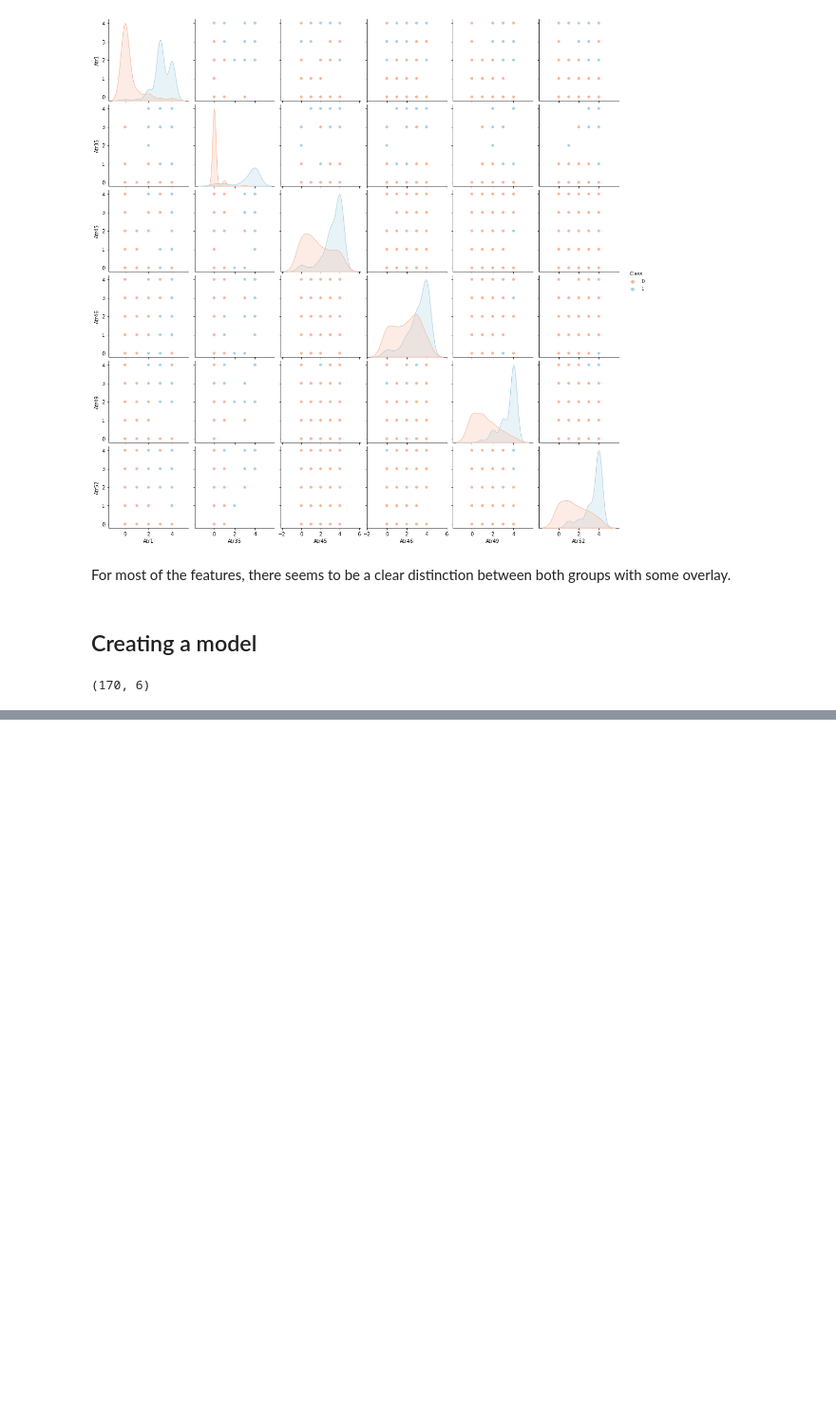
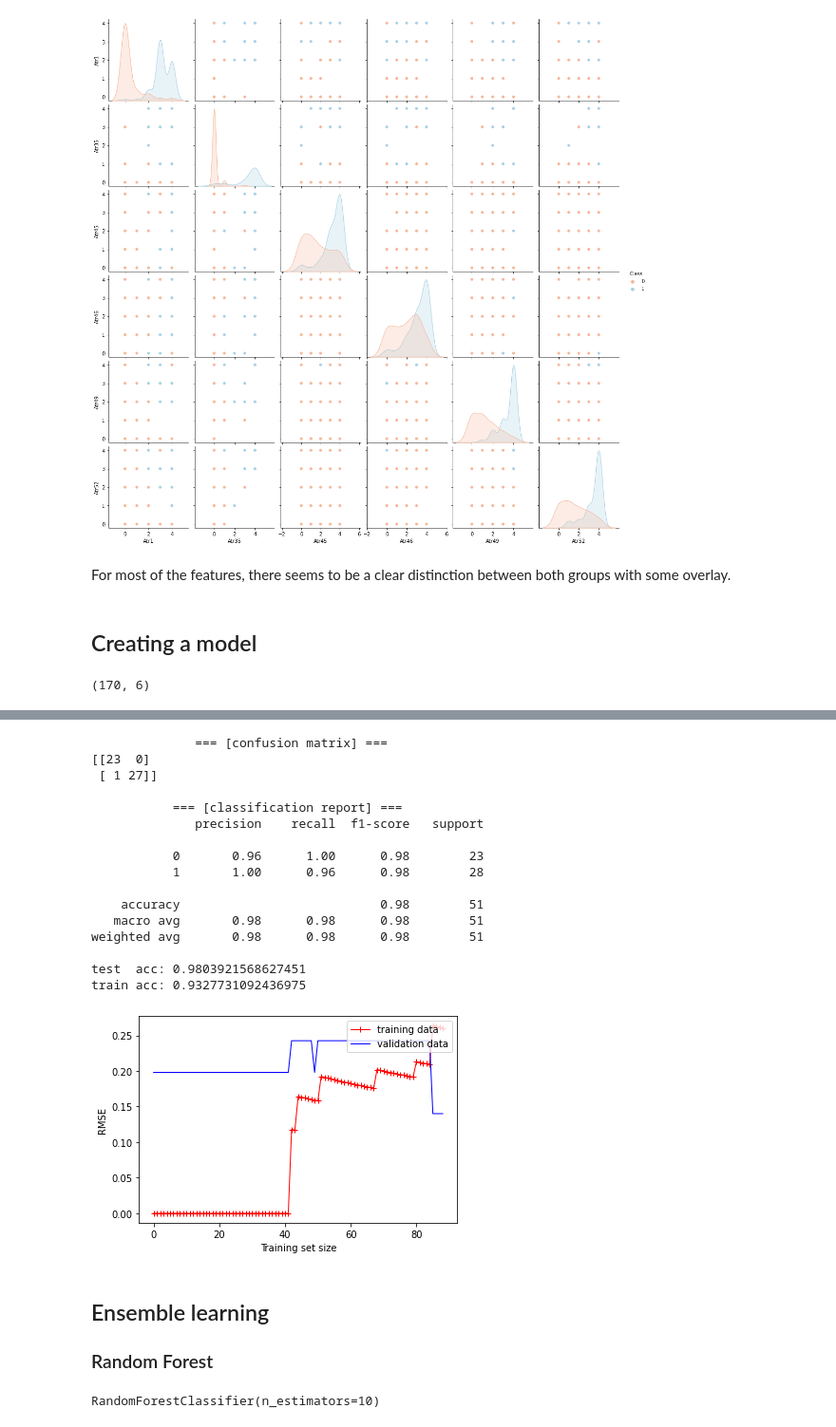
Before and after one commit to mschepers188/DS3_ML_FinalAssignment, a Jupyter notebook: DS3_ML_FinalAssignment.ipynb, the cells around one changed output, grey strips where cells are left out. Shown: that part at 95% size. Drawn from its saved outputs; the diff is of its cells as text; code cells hidden in the pictures; blank space fills up the shorter version.

```diff
--- a/DS3_ML_FinalAssignment.ipynb
+++ b/DS3_ML_FinalAssignment.ipynb
@@ -182,0 +335,30 @@ MSE:  0.3131121455425747
+# %%
+y_pred = gnb.predict(X_test)
+evaluate(y_test, y_pred, X_test, gnb)
+plot_learning_curves(gnb, X_train, y_train, X_test, y_test)
+# %% [output]
+              === [confusion matrix] ===
+[[23  0]
+ [ 1 27]]
+
+           === [classification report] ===
+              precision    recall  f1-score   support
+
+           0       0.96      1.00      0.98        23
+           1       1.00      0.96      0.98        28
+
+    accuracy                           0.98        51
+   macro avg       0.98      0.98      0.98        51
+weighted avg       0.98      0.98      0.98        51
+
+test  acc: 0.9803921568627451
+train acc: 0.9327731092436975
+[figure, added]
+# %% [markdown]
+## Ensemble learning
+### Random Forest
+# %%
+rf = RandomForestClassifier(n_estimators = 10)
+rf.fit(X_train, y_train)
+# %% [output]
+RandomForestClassifier(n_estimators=10)
```
Also changed, not shown: parts of 22 cells of this notebook.
